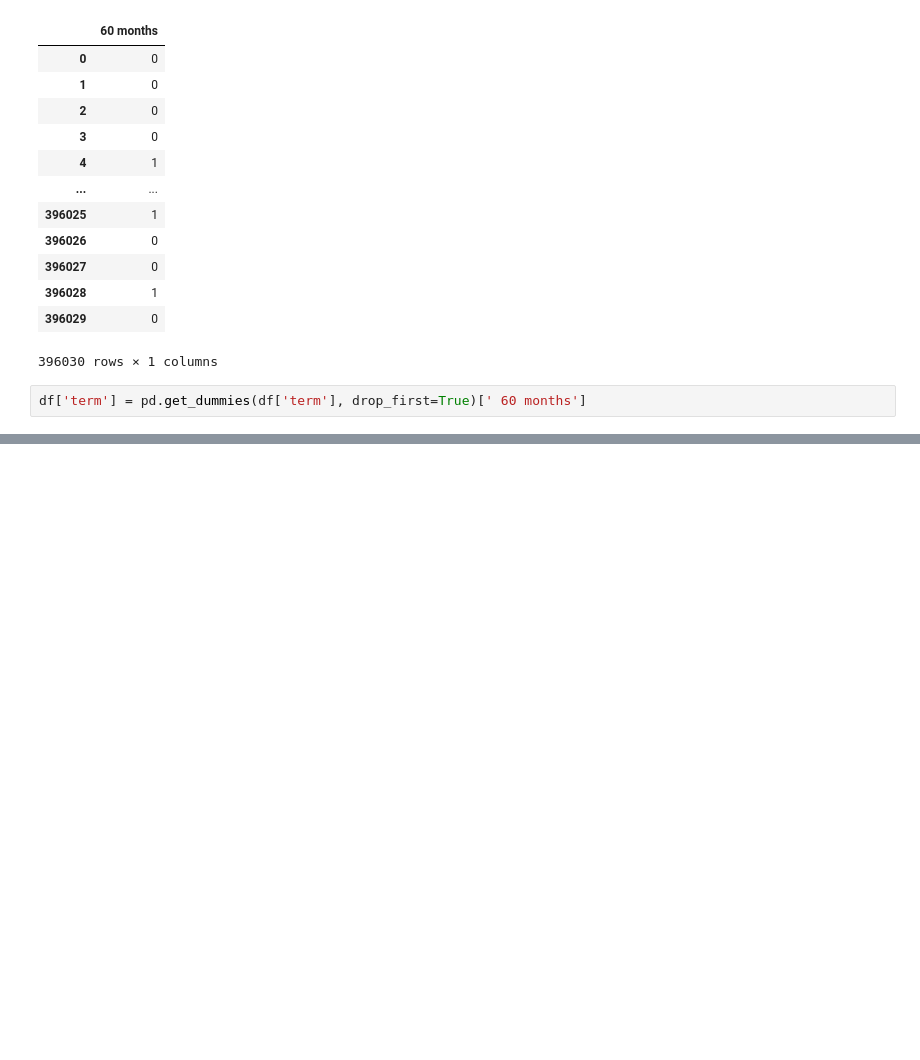
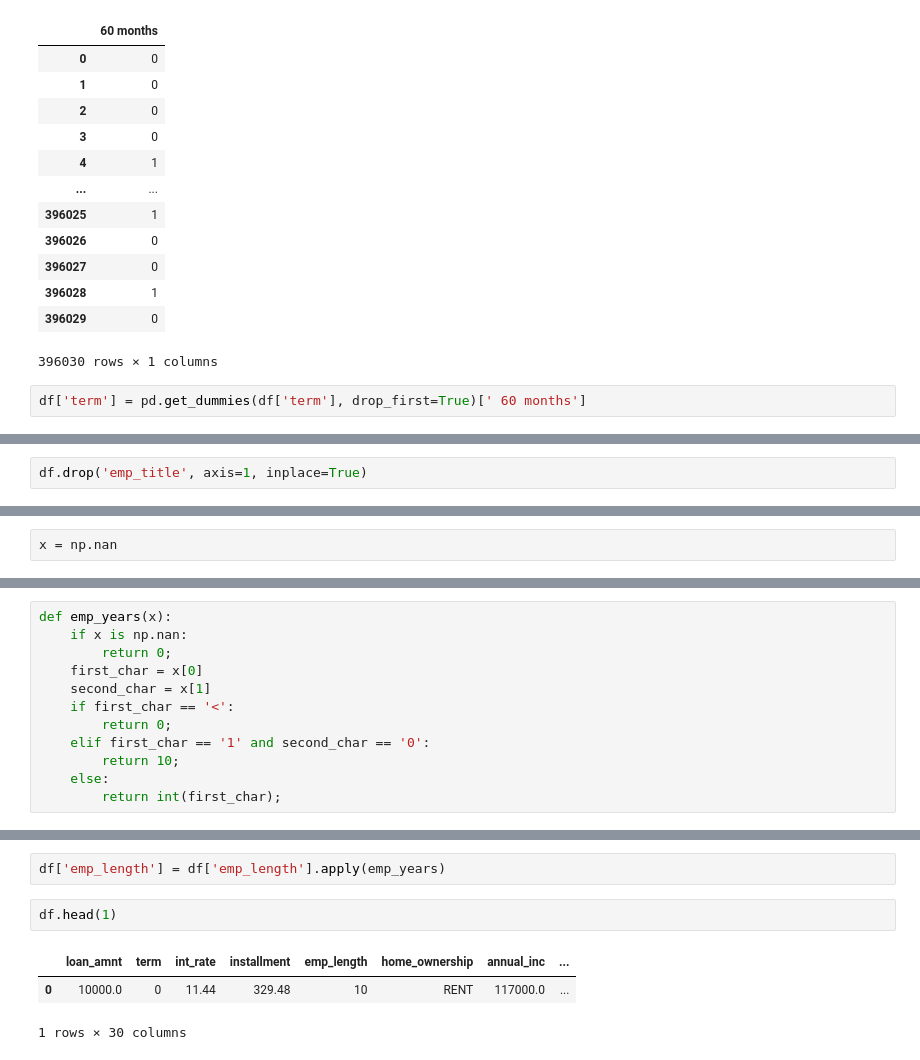
Before and after one commit to fgias/ds-ml-udemy, a Jupyter notebook: 21-Deep Learning/03-Keras-Project-Exercise-Solo.ipynb, the cells around one changed output, grey strips where cells are left out. Saved outputs shown, nothing was run; the diff lists cells and outputs as text; blank space fills up the shorter version.

```diff
--- a/21-Deep Learning/03-Keras-Project-Exercise-Solo.ipynb
+++ b/21-Deep Learning/03-Keras-Project-Exercise-Solo.ipynb
@@ -113,0 +177,2 @@ Interest Rate on the loan
+# %%
+df.drop('emp_title', axis=1, inplace=True)
@@ -113,0 +198,2 @@ Interest Rate on the loan
+# %%
+x = np.nan
@@ -113,0 +208,12 @@ Interest Rate on the loan
+# %%
+def emp_years(x):
+    if x is np.nan:
+        return 0;
+    first_char = x[0]
+    second_char = x[1]
+    if first_char == '<':
+        return 0;
+    elif first_char == '1' and second_char == '0':
+        return 10;
+    else:
+        return int(first_char);
@@ -113,0 +254,8 @@ Interest Rate on the loan
+# %%
+df['emp_length'] = df['emp_length'].apply(emp_years)
+# %%
+df.head(1)
+# %% [output]
+|  | loan_amnt | term | int_rate | installment | emp_length | home_ownership | annual_inc | ... |
+| 0 | 10000.0 | 0 | 11.44 | 329.48 | 10 | RENT | 117000.0 | ... |
+1 rows × 30 columns
```
Also changed, not shown: parts of 19 cells of this notebook.
